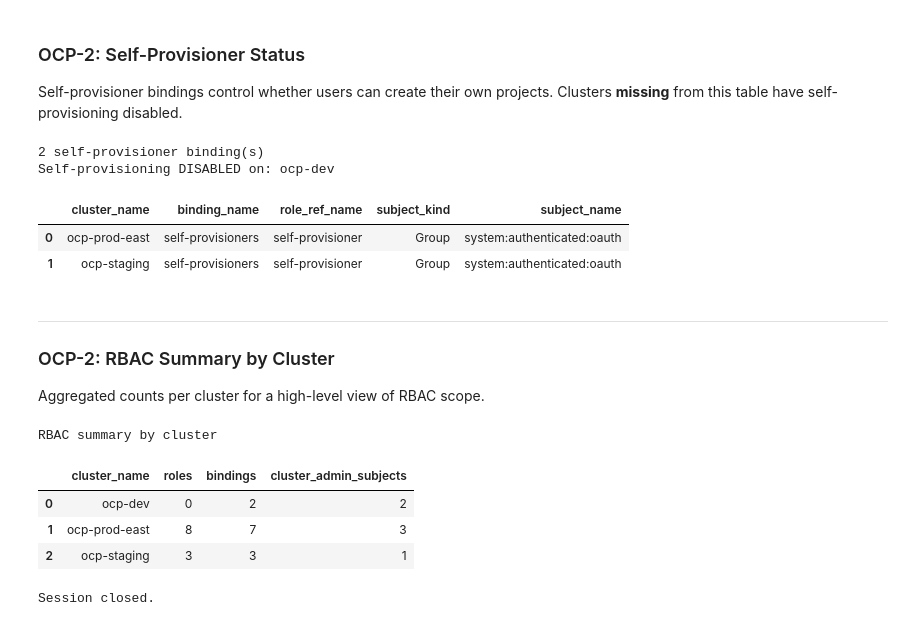
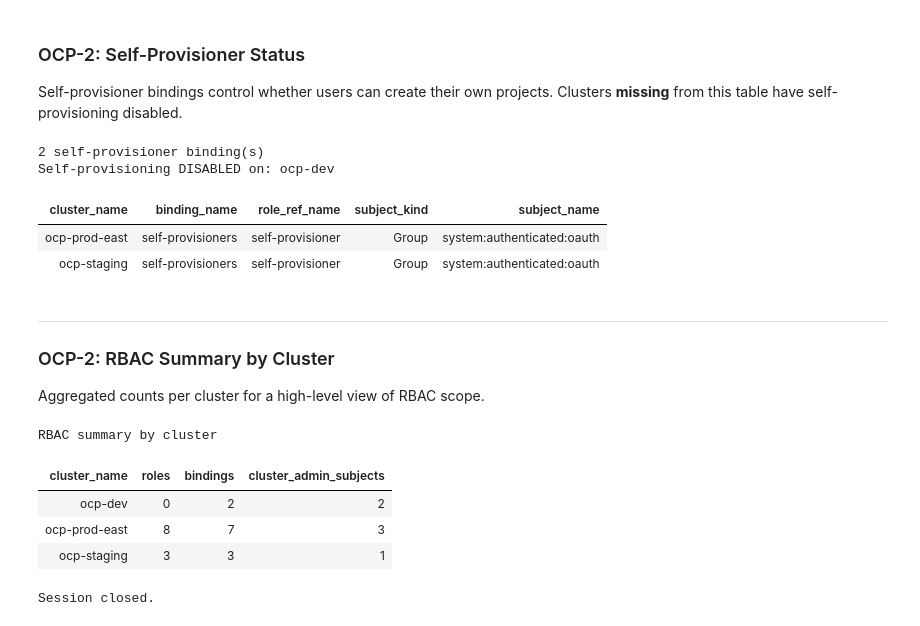
Before and after one commit to stuartshay/openshift-csv-exporter, a Jupyter notebook: notebook/authentication-access.ipynb, the cells around one changed output. Drawn from its saved outputs; the diff is of its cells as text; code cells hidden in the pictures.

```diff
--- a/notebook/authentication-access.ipynb
+++ b/notebook/authentication-access.ipynb
@@ -9,23 +9,21 @@ This notebook queries the OCP audit SQLite datastore to present findings for:
 import os
 import sys
 
-# Point to the datastore DB before importing schema (engine binds at import time)
-os.environ["OCP_AUDIT_DB"] = os.path.join(
-    os.path.dirname(os.path.abspath("__file__")), "..", "datastore", "ocp_audit.db"
-)
-sys.path.insert(0, os.path.join(os.path.dirname(os.path.abspath("__file__")), "..", "datastore"))
+import pandas as pd
 
-import pandas as pd
-from sqlalchemy import func, text
+# Shared notebook helpers (sys.path + OCP_AUDIT_DB + styling)
+sys.path.insert(0, os.path.dirname(os.path.abspath("__file__")))
+from notebook_style import bootstrap, style_table  # noqa: E402
 
-from schema.database import SessionLocal, engine
-from schema.models import (
+session, engine = bootstrap()
+
+from sqlalchemy import func  # noqa: E402
+from schema.models import (  # noqa: E402
     Cluster,
     ClusterRole,
     ClusterRoleBinding,
     ClusterRoleBindingSubject,
     ClusterRoleRule,
-    ClusterRoleRuleApiGroup,
     ClusterRoleRuleNonResourceUrl,
     ClusterRoleRuleResource,
     ClusterRoleRuleVerb,
@@ -34,7 +32,5 @@ from schema.models import (
     SelfProvisionerSubject,
 )
 
-session = SessionLocal()
-pd.set_option("display.max_colwidth", 80)
 print(f"Connected to: {engine.url}")
 # %% [output]
@@ -287,13 +283,13 @@ disabled = all_clusters - sp_clusters
 print(f"{len(df_sp)} self-provisioner binding(s)")
 if disabled:
     print(f"Self-provisioning DISABLED on: {', '.join(sorted(disabled))}")
-df_sp
+style_table(df_sp)
 # %% [output]
 2 self-provisioner binding(s)
 Self-provisioning DISABLED on: ocp-dev
-|  | cluster_name | binding_name | role_ref_name | subject_kind | subject_name |
-| 0 | ocp-prod-east | self-provisioners | self-provisioner | Group | system:authenticated:oauth |
-| 1 | ocp-staging | self-provisioners | self-provisioner | Group | system:authenticated:oauth |
+| cluster_name | binding_name | role_ref_name | subject_kind | subject_name |
+| ocp-prod-east | self-provisioners | self-provisioner | Group | system:authenticated:oauth |
+| ocp-staging | self-provisioners | self-provisioner | Group | system:authenticated:oauth |
 # %% [markdown]
 ---
 ### OCP-2: RBAC Summary by Cluster
@@ -319,38 +315,38 @@ binding_counts = (
 )
 
 admin_counts = (
     session.query(
         Cluster.cluster_name,
         func.count(ClusterRoleBindingSubject.id).label("cluster_admin_subjects"),
     )
     .join(ClusterRoleBinding, ClusterRoleBinding.cluster_id == Cluster.id)
     .join(
         ClusterRoleBindingSubject,
         ClusterRoleBindingSubject.clusterrolebinding_id == ClusterRoleBinding.id,
     )
     .filter(ClusterRoleBinding.role_ref_name == "cluster-admin")
     .group_by(Cluster.cluster_name)
 )
 
 df_roles = pd.read_sql(role_counts.statement, engine)
 df_bindings = pd.read_sql(binding_counts.statement, engine)
 df_admin_c = pd.read_sql(admin_counts.statement, engine)
 
 df_summary = df_roles.merge(df_bindings, on="cluster_name", how="outer").merge(
     df_admin_c, on="cluster_name", how="outer"
 ).fillna(0)
 
 for col in ["roles", "bindings", "cluster_admin_subjects"]:
     df_summary[col] = df_summary[col].astype(int)
 
 print("RBAC summary by cluster")
-df_summary
+style_table(df_summary)
 # %% [output]
 RBAC summary by cluster
-|  | cluster_name | roles | bindings | cluster_admin_subjects |
-| 0 | ocp-dev | 0 | 2 | 2 |
-| 1 | ocp-prod-east | 8 | 7 | 3 |
-| 2 | ocp-staging | 3 | 3 | 1 |
+| cluster_name | roles | bindings | cluster_admin_subjects |
+| ocp-dev | 0 | 2 | 2 |
+| ocp-prod-east | 8 | 7 | 3 |
+| ocp-staging | 3 | 3 | 1 |
 # %%
 session.close()
 print("Session closed.")
```
Also changed, not shown: parts of 8 cells of this notebook, 2 other files.
